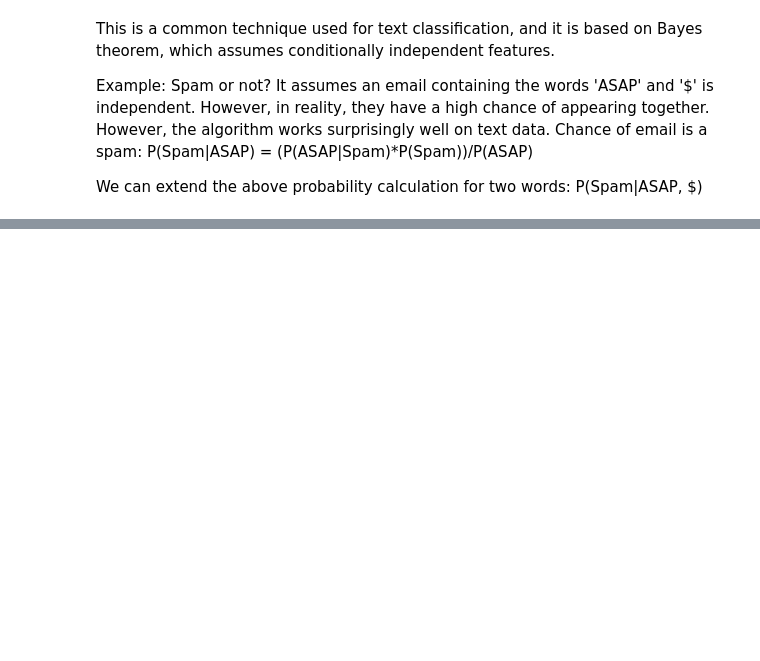
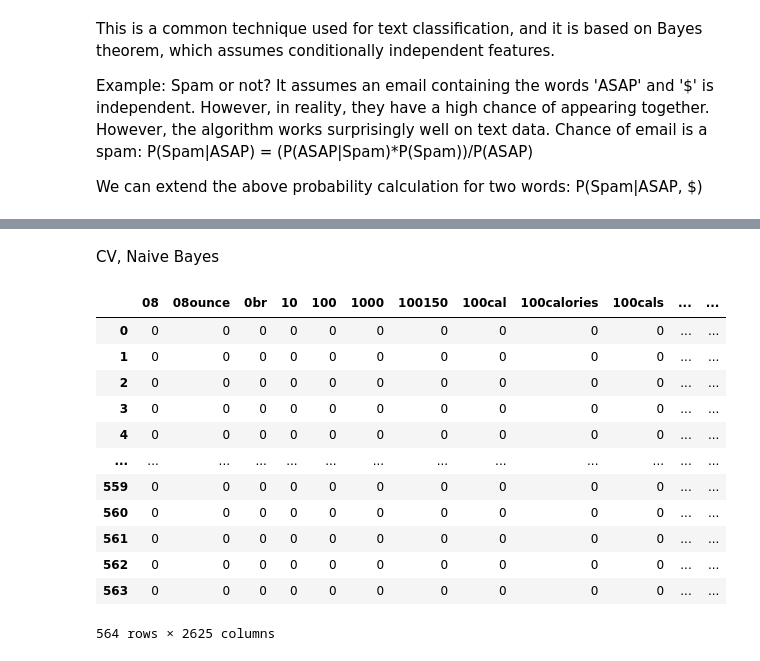
Before and after one commit to sulabola/NLP_in_Python, a Jupyter notebook: Chapter 3 - NLP with Machine Learning.ipynb, the cells around one changed output, grey strips where cells are left out. Drawn from its saved outputs; the diff is of its cells as text; code cells hidden in the pictures; blank space fills up the shorter version.

```diff
--- a/Chapter 3 - NLP with Machine Learning.ipynb
+++ b/Chapter 3 - NLP with Machine Learning.ipynb
@@ -277,0 +294,5 @@ We can extend the above probability calculation for two words: P(Spam|ASAP, $)
+# %%
+### Import Data (pop chip reviews)
+
+reviews = pd.read_excel('Chapter3_Popchip_Reviews.xlsx')
+reviews.head(3)
@@ -277,0 +340,3 @@ We can extend the above probability calculation for two words: P(Spam|ASAP, $)
+# %%
+reviews['Text_Clean'] = Chapter3_maven_text_preprocessing.clean_and_normalize(reviews['Text'])
+reviews.head(3)
@@ -277,0 +348,21 @@ We can extend the above probability calculation for two words: P(Spam|ASAP, $)
+# %% [markdown]
+CV, Naive Bayes
+# %%
+cv = CountVectorizer()
+X = cv.fit_transform(reviews['Text_Clean'])
+X_df = pd.DataFrame(X.toarray(),  columns=cv.get_feature_names_out())
+X_df
+# %% [output]
+|  | 08 | 08ounce | 0br | 10 | 100 | 1000 | 100150 | 100cal | 100calories | 100cals | ... | ... |
+| 0 | 0 | 0 | 0 | 0 | 0 | 0 | 0 | 0 | 0 | 0 | ... | ... |
+| 1 | 0 | 0 | 0 | 0 | 0 | 0 | 0 | 0 | 0 | 0 | ... | ... |
+| 2 | 0 | 0 | 0 | 0 | 0 | 0 | 0 | 0 | 0 | 0 | ... | ... |
+| 3 | 0 | 0 | 0 | 0 | 0 | 0 | 0 | 0 | 0 | 0 | ... | ... |
+| 4 | 0 | 0 | 0 | 0 | 0 | 0 | 0 | 0 | 0 | 0 | ... | ... |
+| ... | ... | ... | ... | ... | ... | ... | ... | ... | ... | ... | ... | ... |
+| 559 | 0 | 0 | 0 | 0 | 0 | 0 | 0 | 0 | 0 | 0 | ... | ... |
+| 560 | 0 | 0 | 0 | 0 | 0 | 0 | 0 | 0 | 0 | 0 | ... | ... |
+| 561 | 0 | 0 | 0 | 0 | 0 | 0 | 0 | 0 | 0 | 0 | ... | ... |
+| 562 | 0 | 0 | 0 | 0 | 0 | 0 | 0 | 0 | 0 | 0 | ... | ... |
+| 563 | 0 | 0 | 0 | 0 | 0 | 0 | 0 | 0 | 0 | 0 | ... | ... |
+564 rows × 2625 columns
```
Also changed, not shown: parts of 23 cells of this notebook.
